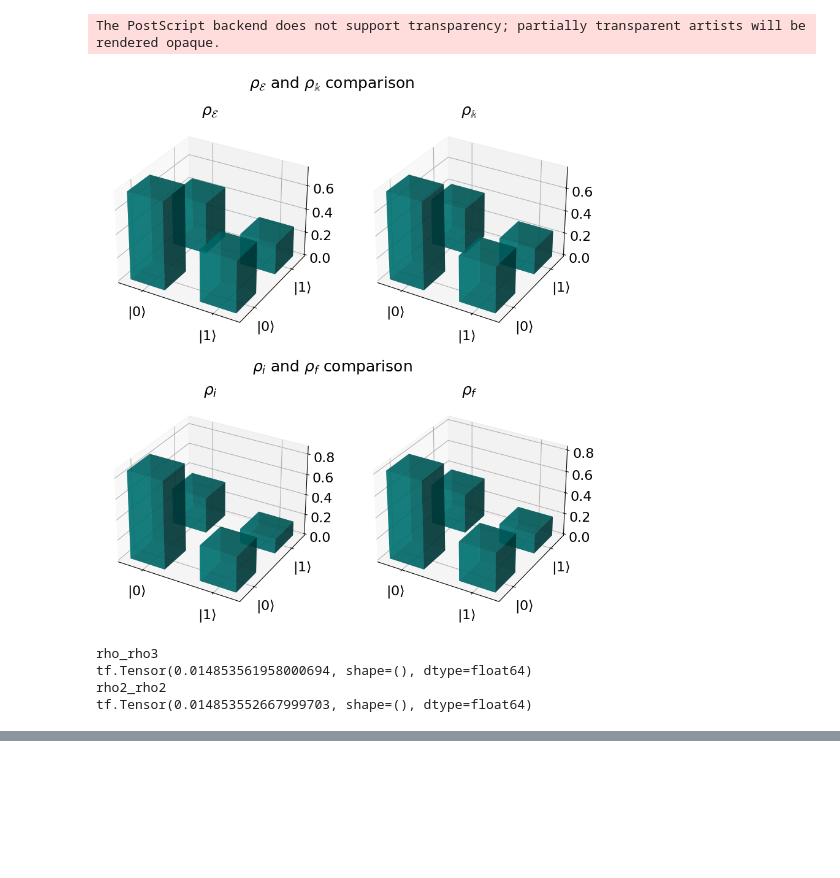
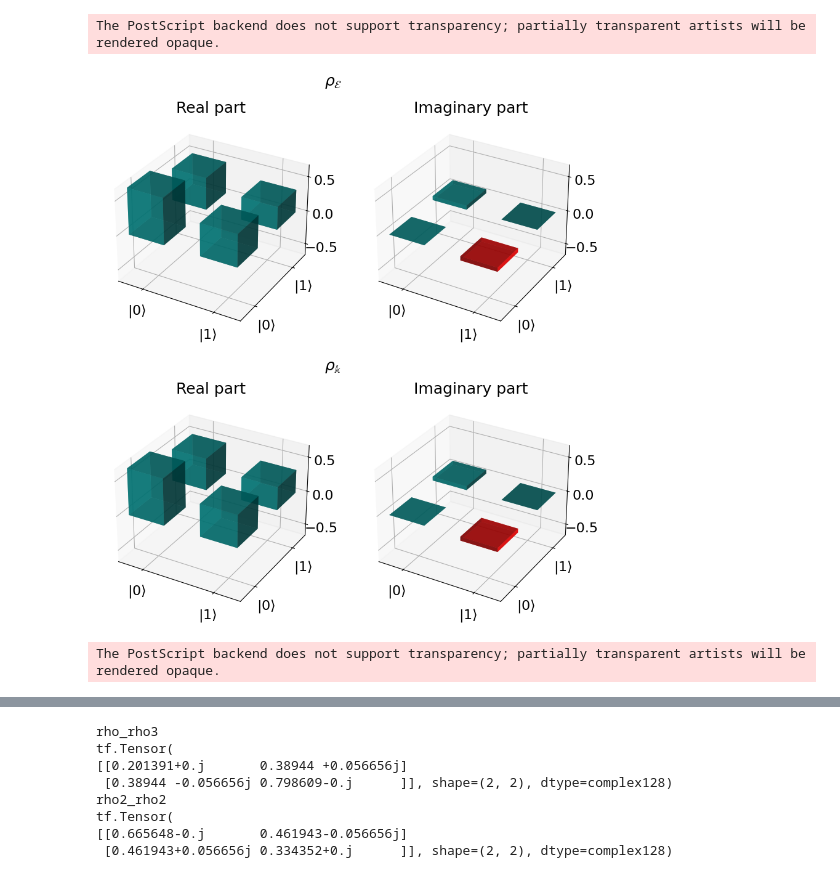
Before and after one commit to vutuanhai237/QuantumTomography, a Jupyter notebook: plot/new_fig/plot_fig3_fig5.ipynb, the cells around one changed output, grey strips where cells are left out. Drawn from its saved outputs; the diff is of its cells as text; code cells hidden in the pictures; blank space fills up the shorter version.

```diff
--- a/plot/new_fig/plot_fig3_fig5.ipynb
+++ b/plot/new_fig/plot_fig3_fig5.ipynb
@@ -79,6 +79,8 @@ def plot_array(array1, array2, array3, array4, title1, title2, title3, title4, l
     ax4.bar3d(x, y, z, dx=0.5, dy=0.5, dz=array4.flatten(), color=colors4, alpha=0.7)
     ax4.set_title(title4, fontsize=18)
 
+    max_z = max(np.max(np.abs(array1)), np.max(np.abs(array2)),
+            np.max(np.abs(array3)), np.max(np.abs(array4)))
     # Set x and y ticks for all subplots
     for ax in [ax1, ax2, ax3, ax4]:
         ax.set_xticks([0.25, 1.25])  # Set the x-tick positions
@@ -88,6 +90,7 @@ def plot_array(array1, array2, array3, array4, title1, title2, title3, title4, l
         ax.tick_params(axis='x', labelsize=16)
         ax.tick_params(axis='y', labelsize=16)
         ax.tick_params(axis='z', labelsize=16)
+        ax.set_zlim(-max_z, max_z)
 
     # Adjust subplots to create space for row labels
     plt.subplots_adjust(top=0.9, hspace=0.1)  # Thêm khoảng cách giữa các hàng
@@ -103,33 +106,36 @@ def plot_array(array1, array2, array3, array4, title1, title2, title3, title4, l
 # %%
 #Fig 3
 folder_path = '../../results/experiment_new/haar_random_matrix_comparison'
 rho2_file_path = os.path.join(folder_path, 'rho2.txt')
 rho2 = parse_tensor_from_file(rho2_file_path, 2)
 
 rho_file_path = os.path.join(folder_path, 'rho.txt')
 rho= parse_tensor_from_file(rho_file_path, 2)
 
 rho3_file_path = os.path.join(folder_path, 'rho3.txt')
 rho3= parse_tensor_from_file(rho3_file_path, 2)
 
 rho2o_file_path = os.path.join(folder_path, 'rho2_kraus.txt')
 rho2o= parse_tensor_from_file(rho2o_file_path, 2)
 
-plot_array(rho2.numpy(), rho2o.numpy(), rho.numpy(), rho3.numpy(), "$\\rho_\\mathcal{E}$", "$\\rho_\\mathbb{k}$",
-           "$\\rho_i$", "$ \\rho_f$", "$\\rho_\\mathcal{E}$ and $\\rho_\\mathbb{k}$ comparison",
-           "$\\rho_i$ and $ \\rho_f$ comparison",
-           "rho2_matrix")
+# plot_array(rho2.numpy(), rho2o.numpy(), rho.numpy(), rho3.numpy(), "$\\rho_\\mathcal{E}$", "$\\rho_\\mathbb{k}$",
+#            "$\\rho_i$", "$ \\rho_f$", "$\\rho_\\mathcal{E}$ and $\\rho_\\mathbb{k}$ comparison",
+#            "$\\rho_i$ and $ \\rho_f$ comparison",
+#            "rho2_matrix")
+
+plot_array(np.real(rho2.numpy()), np.imag(rho2.numpy()), np.real(rho2o.numpy()), np.imag(rho2o.numpy()), "Real part", "Imaginary part",
+           "Real part", "Imaginary part", "$\\rho_\\mathcal{E}$", "$\\rho_\\mathbb{k}$",
+           "rho2_rho2o_matrix")
+
+plot_array(np.real(rho.numpy()), np.imag(rho.numpy()), np.real(rho3.numpy()), np.imag(rho3.numpy()), "Real part", "Imaginary part",
+           "Real part", "Imaginary part", "$\\rho_i$", "$\\rho_f$",
+           "rho_rho3_matrix")
 
 print("rho_rho3")
-fildelity03 = abs(1 - metrics.compilation_trace_fidelity(rho, rho3))
-print(fildelity03)
+print(rho3)
 print("rho2_rho2")
-fildelity22 = abs(1 - metrics.compilation_trace_fidelity(rho2, rho2o))
-print(fildelity22)
+print(rho2o)
 # %% [output]
 The PostScript backend does not support transparency; partially transparent artists will be rendered opaque.
-[figure, old version]
+[figure, new version]
-rho_rho3
-tf.Tensor(0.014853561958000694, shape=(), dtype=float64)
-rho2_rho2
-tf.Tensor(0.014853552667999703, shape=(), dtype=float64)
+The PostScript backend does not support transparency; partially transparent artists will be rendered opaque.
@@ -136,3 +143,11 @@ tf.Tensor(0.014853552667999703, shape=(), dtype=float64)
+rho_rho3
+tf.Tensor(
+[[0.201391+0.j       0.38944 +0.056656j]
+ [0.38944 -0.056656j 0.798609-0.j      ]], shape=(2, 2), dtype=complex128)
+rho2_rho2
+tf.Tensor(
+[[0.665648-0.j       0.461943-0.056656j]
+ [0.461943+0.056656j 0.334352+0.j      ]], shape=(2, 2), dtype=complex128)
 # %%
 #Fig 5
 folder_path = '../../results/experiment_new/dephasing_matrix_comparison'
```
Also changed, not shown: parts of 2 cells of this notebook, 26 other files.
